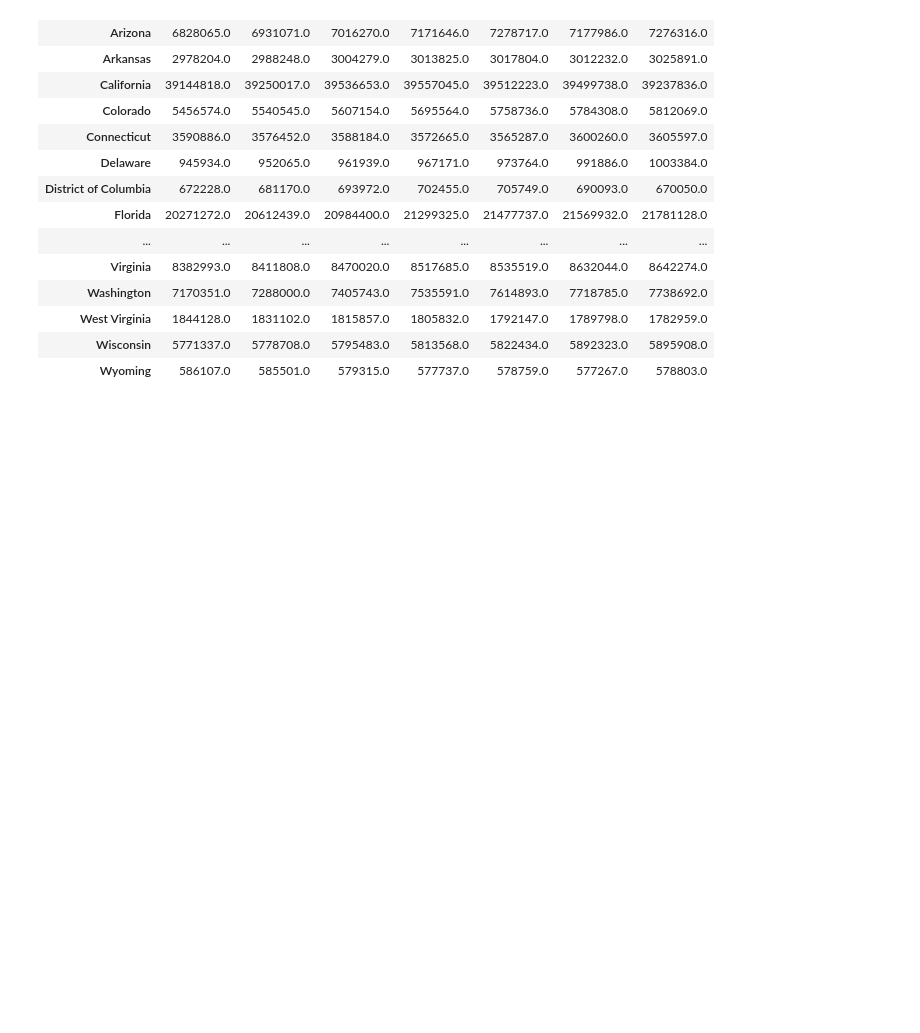
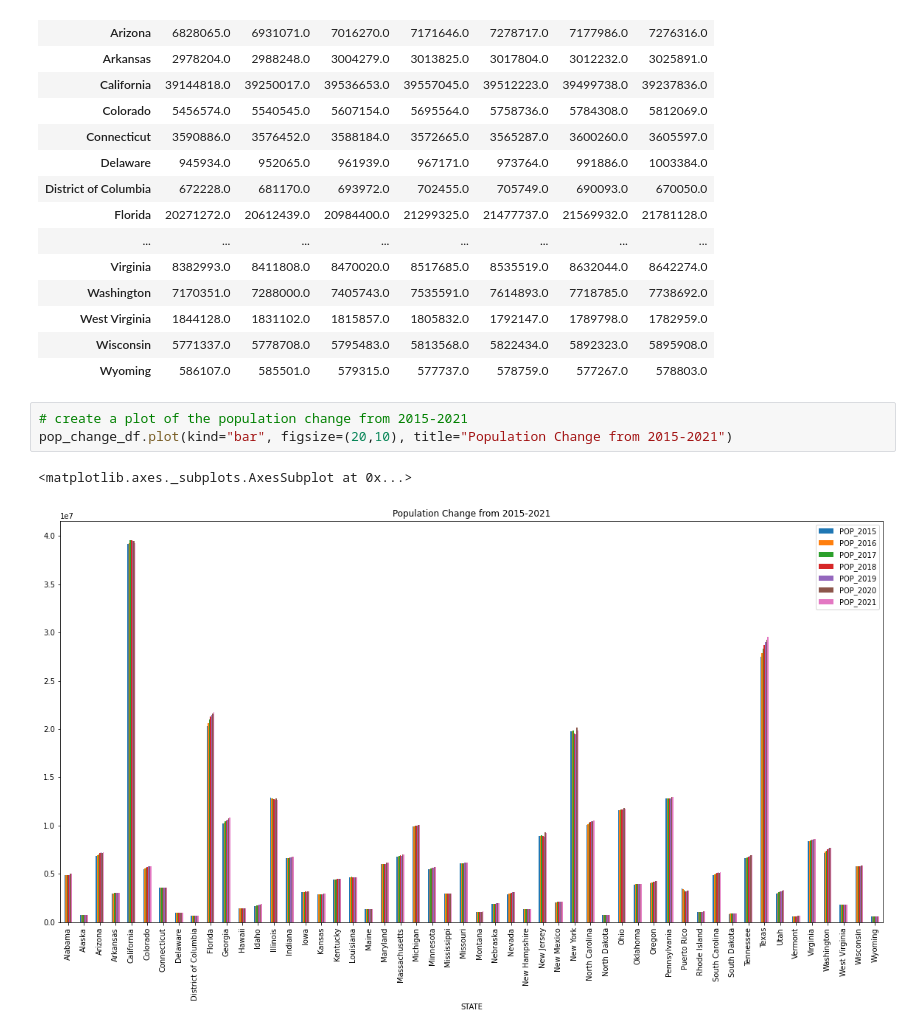
Before and after one commit to megangoode3/Group_Project_1, a Jupyter notebook: Census_data/state_population_comp.ipynb, the cells around one changed output. Saved outputs shown, nothing was run; the diff lists cells and outputs as text; blank space fills up the shorter version.

```diff
--- a/Census_data/state_population_comp.ipynb
+++ b/Census_data/state_population_comp.ipynb
@@ -293,3 +187,9 @@ pop_change_df
 | West Virginia | 1844128.0 | 1831102.0 | 1815857.0 | 1805832.0 | 1792147.0 | 1789798.0 | 1782959.0 |
 | Wisconsin | 5771337.0 | 5778708.0 | 5795483.0 | 5813568.0 | 5822434.0 | 5892323.0 | 5895908.0 |
 | Wyoming | 586107.0 | 585501.0 | 579315.0 | 577737.0 | 578759.0 | 577267.0 | 578803.0 |
+# %%
+# create a plot of the population change from 2015-2021
+pop_change_df.plot(kind="bar", figsize=(20,10), title="Population Change from 2015-2021")
+# %% [output]
+<matplotlib.axes._subplots.AxesSubplot at 0x...>
+[figure, added]
```
Also changed, not shown: parts of 7 cells of this notebook.
